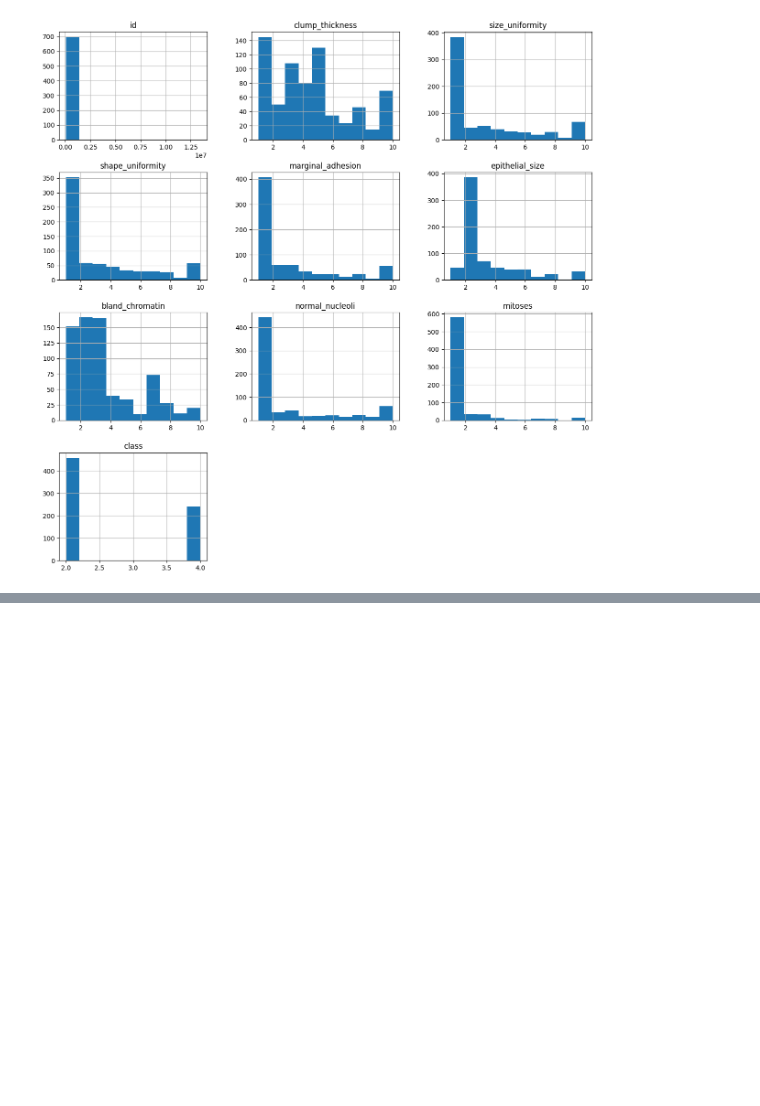
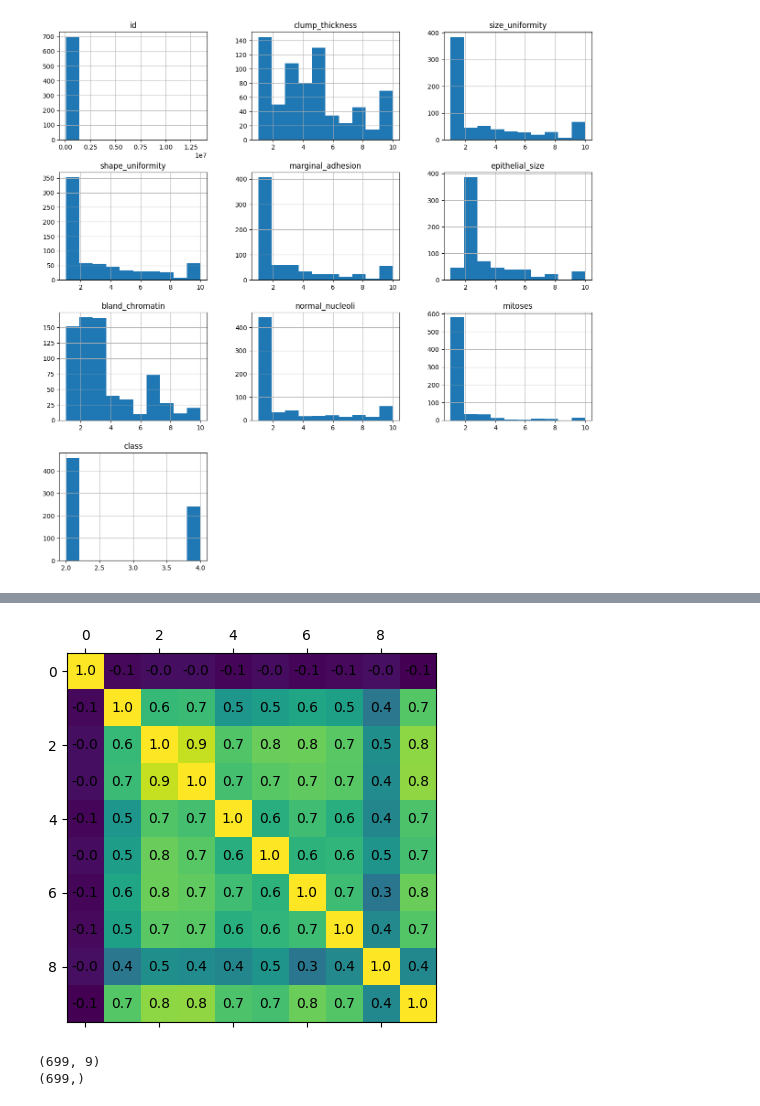
Before and after one commit to yannick1203/AIS_Group2, a Jupyter notebook: Assignment1/Information/Tutorials/TutorialsYannick/tut3.ipynb, the cells around one changed output, grey strips where cells are left out. Cells and saved outputs as stored; diff of their text form; code cells hidden in the pictures; blank space fills up the shorter version.

```diff
--- a/Assignment1/Information/Tutorials/TutorialsYannick/tut3.ipynb
+++ b/Assignment1/Information/Tutorials/TutorialsYannick/tut3.ipynb
@@ -104,0 +105,16 @@ NameError: name 'scatter_matrix' is not defined
+# %%
+corrmat = data.corr()
+
+# #using seaborn
+# plt.figure(figsize=(10,10))
+# sns.heatmap(corrmat, cmap='viridis', annot=True, linewidths=0.5,)
+
+# plt.imshow(data, cmap='hot')
+# plt.show()
+
+# #using matplotlib
+# plt.matshow(data.corr())
+# plt.show()
+
+#using pandas
+corrmat.style.background_gradient(cmap='viridis').set_precision(4)
@@ -104,0 +133,23 @@ NameError: name 'scatter_matrix' is not defined
+# %%
+
+
+plotMatrix(corrmat)
+# %% [output]
+[figure, added]
+# %%
+
+
+columns = data.columns.to_list()
+
+columns = [c for c in columns if c not in ["class", "id"]]
+
+target = "class"
+
+X = data[columns]
+y = data[target]
+
+print(X.shape)
+print(y.shape)
+# %% [output]
+(699, 9)
+(699,)
```
Also changed, not shown: parts of 12 cells of this notebook, 2 other files.
